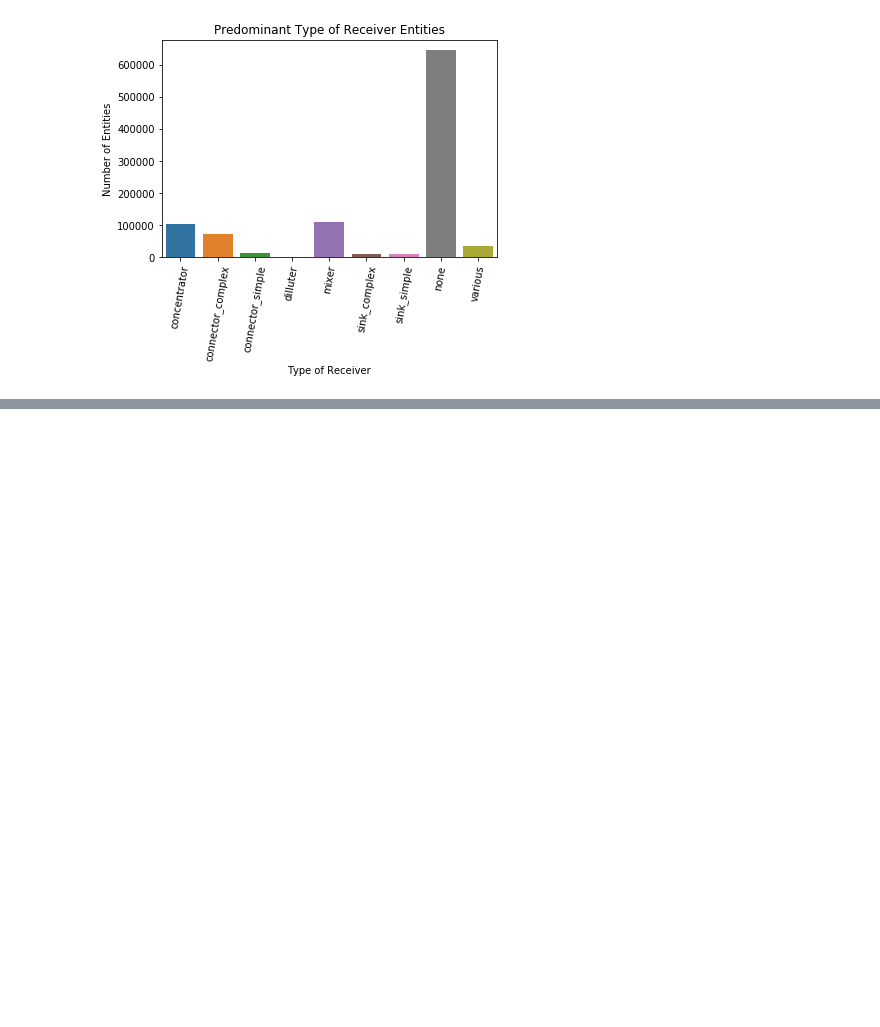
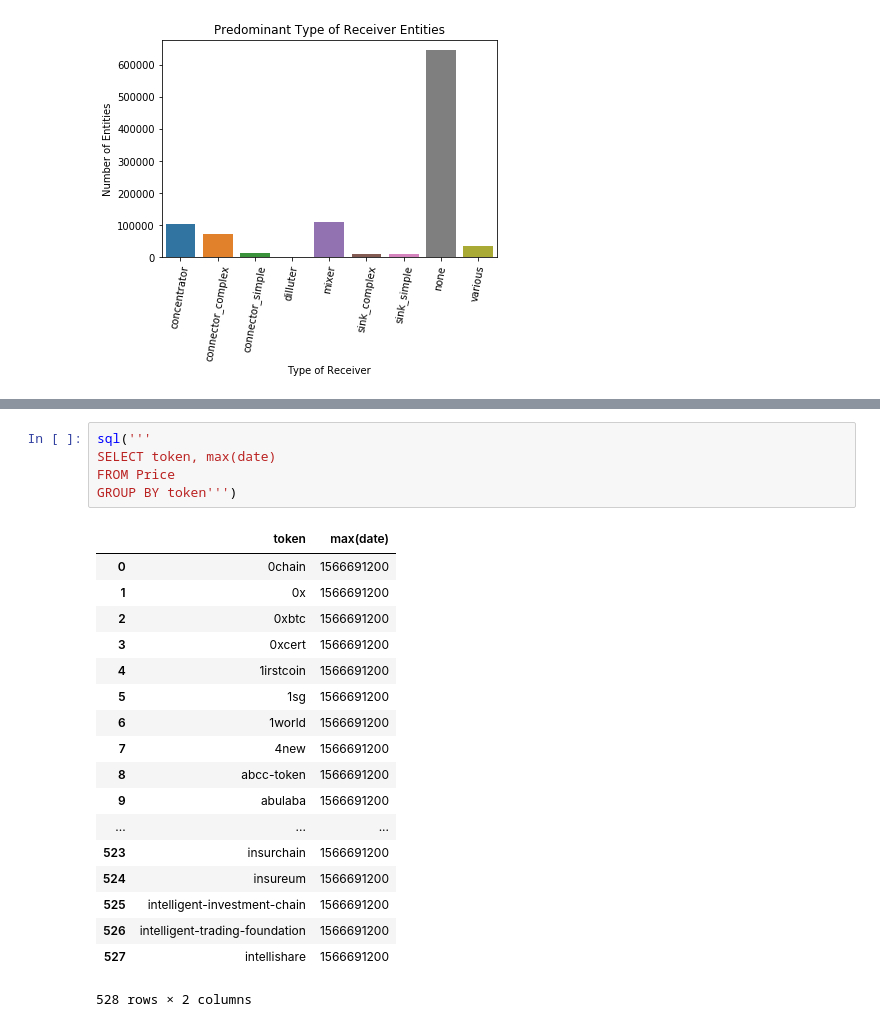
Before and after one commit to daniel-wenzel/polonius, a Jupyter notebook: jupyter/Taxonomy.ipynb, the cells around one changed output, grey strips where cells are left out. Saved outputs shown, nothing was run; the diff lists cells and outputs as text; blank space fills up the shorter version.

```diff
--- a/jupyter/Taxonomy.ipynb
+++ b/jupyter/Taxonomy.ipynb
@@ -305,0 +327,24 @@ GROUP BY type''')
+# %%
+sql('''
+SELECT token, max(date)
+FROM Price
+GROUP BY token''')
+# %% [output]
+|  | token | max(date) |
+| 0 | 0chain | 1566691200 |
+| 1 | 0x | 1566691200 |
+| 2 | 0xbtc | 1566691200 |
+| 3 | 0xcert | 1566691200 |
+| 4 | 1irstcoin | 1566691200 |
+| 5 | 1sg | 1566691200 |
+| 6 | 1world | 1566691200 |
+| 7 | 4new | 1566691200 |
+| 8 | abcc-token | 1566691200 |
+| 9 | abulaba | 1566691200 |
+| ... | ... | ... |
+| 523 | insurchain | 1566691200 |
+| 524 | insureum | 1566691200 |
+| 525 | intelligent-investment-chain | 1566691200 |
+| 526 | intelligent-trading-foundation | 1566691200 |
+| 527 | intellishare | 1566691200 |
+528 rows × 2 columns
```
Also changed, not shown: parts of 13 cells of this notebook, 2 other files.
